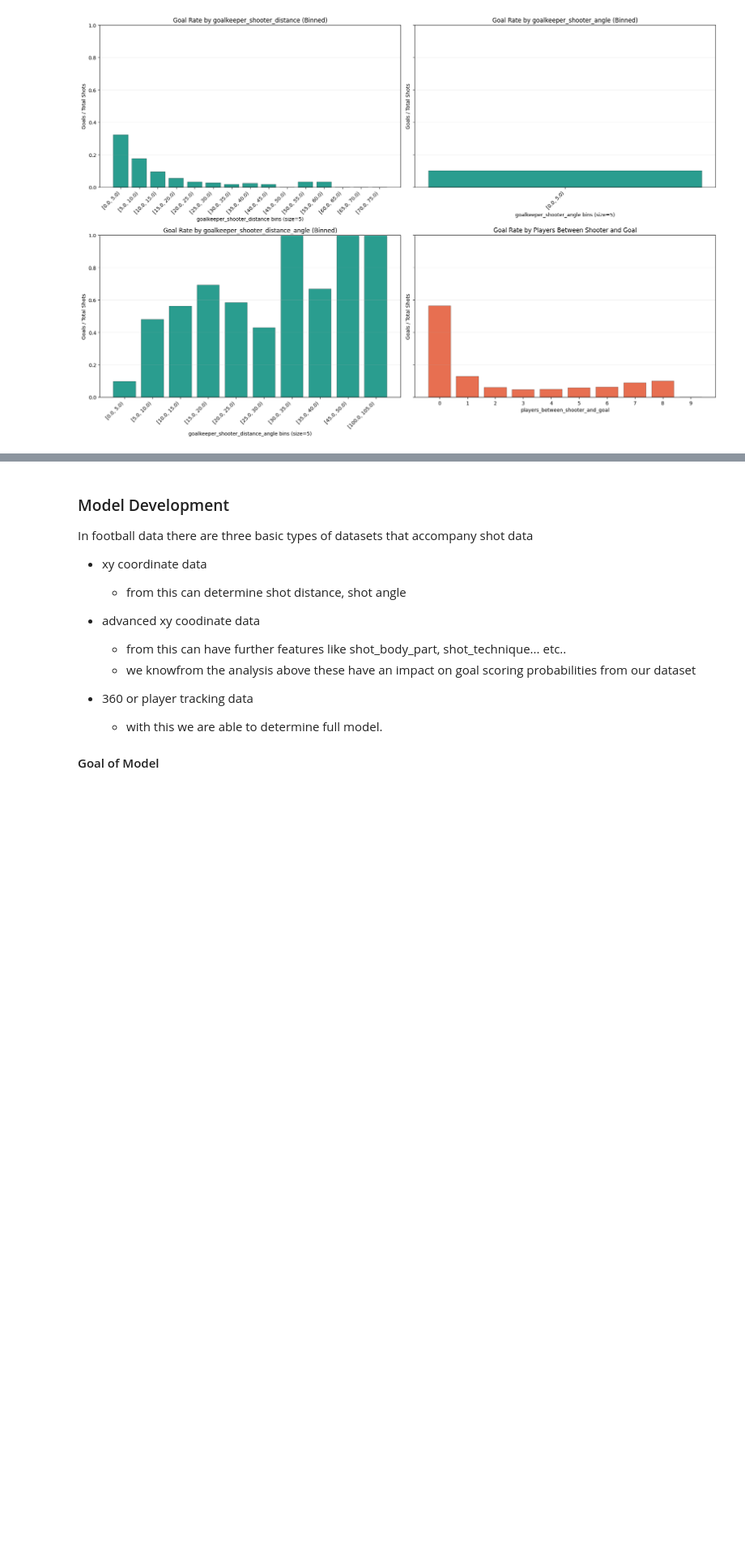
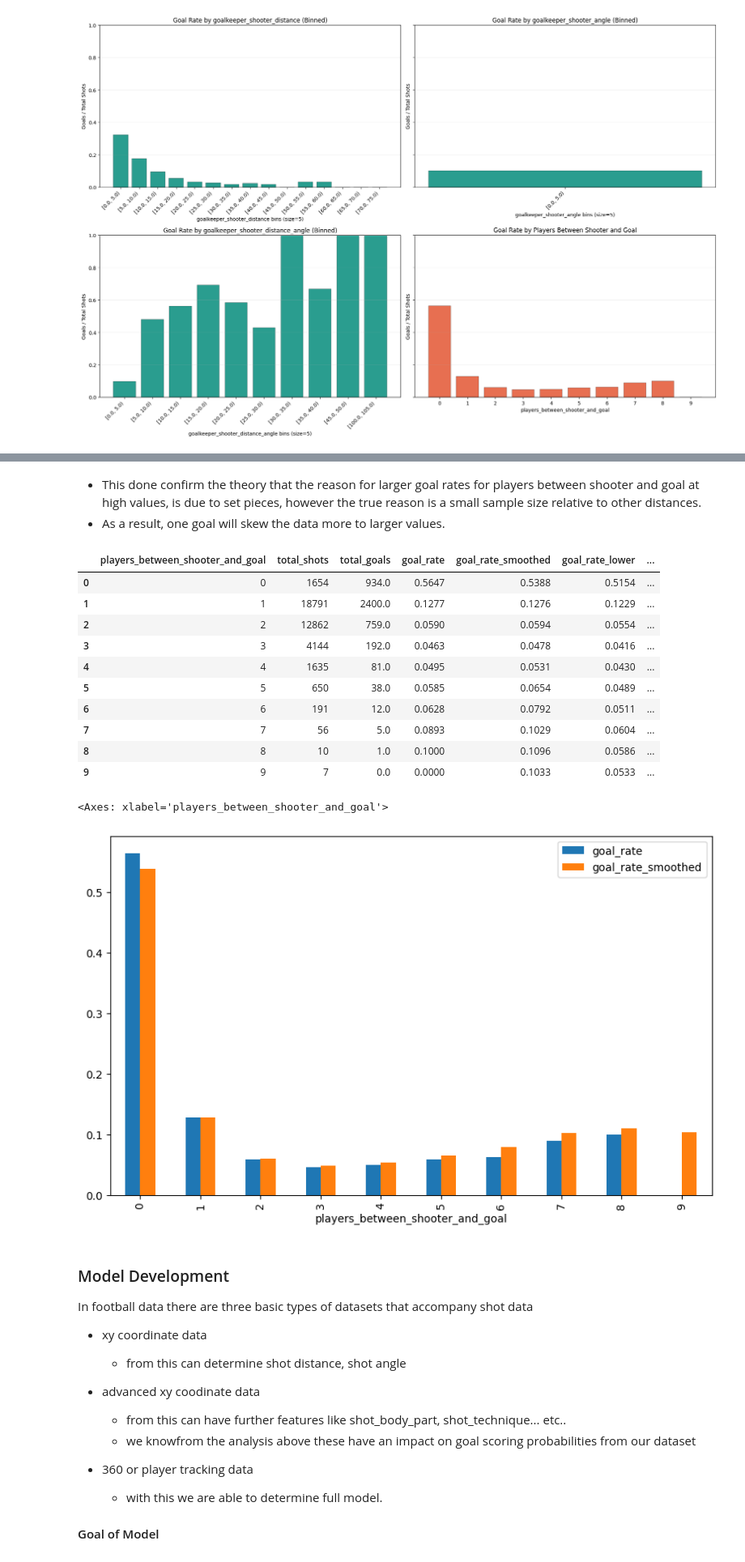
Before and after one commit to addybrown/DataScienceProjects, a Jupyter notebook: GLMXgModel/GLM_Expected_Goals.ipynb, the cells around one changed output, grey strips where cells are left out. Shown at 81% size. Drawn from its saved outputs; the diff is of its cells as text; code cells hidden in the pictures; blank space fills up the shorter version.

```diff
--- a/GLMXgModel/GLM_Expected_Goals.ipynb
+++ b/GLMXgModel/GLM_Expected_Goals.ipynb
@@ -346,3 +442,79 @@ plt.show()
+# %% [markdown]
+- This done confirm the theory that the reason for larger goal rates for players between shooter and goal at high values, is due to set pieces, however the true reason is a small sample size relative to other distances.
+- As a result, one goal will skew the data more to larger values.
+# %%
+import pandas as pd
+import numpy as np
+from scipy.stats import beta
+
+# Copy dataframe
+df = goal_rate_df.copy()
+
+# Global conversion rate
+global_rate = df["total_goals"].sum() / df["total_shots"].sum()
+
+# Prior strength (adjust as desired)
+k = 100
+
+# Beta prior parameters
+alpha = global_rate * k
+beta_prior = (1 - global_rate) * k
+
+# Posterior parameters
+df["post_alpha"] = df["total_goals"] + alpha
+df["post_beta"] = (df["total_shots"] - df["total_goals"]) + beta_prior
+
+# Posterior mean (smoothed estimate)
+df["goal_rate_smoothed"] = (
+    df["post_alpha"] /
+    (df["post_alpha"] + df["post_beta"])
+)
+
+# 95% credible intervals
+df["goal_rate_lower"] = beta.ppf(
+    0.025,
+    df["post_alpha"],
+    df["post_beta"]
+)
+
+df["goal_rate_upper"] = beta.ppf(
+    0.975,
+    df["post_alpha"],
+    df["post_beta"]
+)
+
+# Display
+display_cols = [
+    "players_between_shooter_and_goal",
+    "total_shots",
+    "total_goals",
+    "goal_rate",
+    "goal_rate_smoothed",
+    "goal_rate_lower",
+    "goal_rate_upper"
+]
+
+display(
+    df[display_cols]
+    .sort_values("players_between_shooter_and_goal")
+    .round(4)
+)
+
+df.plot(kind = "bar", x = "players_between_shooter_and_goal", y = ["goal_rate", "goal_rate_smoothed"], figsize=(10,6), legend=True)
+# %% [output]
+|  | players_between_shooter_and_goal | total_shots | total_goals | goal_rate | goal_rate_smoothed | goal_rate_lower | ... |
+| 0 | 0 | 1654 | 934.0 | 0.5647 | 0.5388 | 0.5154 | ... |
+| 1 | 1 | 18791 | 2400.0 | 0.1277 | 0.1276 | 0.1229 | ... |
+| 2 | 2 | 12862 | 759.0 | 0.0590 | 0.0594 | 0.0554 | ... |
+| 3 | 3 | 4144 | 192.0 | 0.0463 | 0.0478 | 0.0416 | ... |
+| 4 | 4 | 1635 | 81.0 | 0.0495 | 0.0531 | 0.0430 | ... |
+| 5 | 5 | 650 | 38.0 | 0.0585 | 0.0654 | 0.0489 | ... |
+| 6 | 6 | 191 | 12.0 | 0.0628 | 0.0792 | 0.0511 | ... |
+| 7 | 7 | 56 | 5.0 | 0.0893 | 0.1029 | 0.0604 | ... |
+| 8 | 8 | 10 | 1.0 | 0.1000 | 0.1096 | 0.0586 | ... |
+| 9 | 9 | 7 | 0.0 | 0.0000 | 0.1033 | 0.0533 | ... |
+<Axes: xlabel='players_between_shooter_and_goal'>
+[figure, added]
 # %% [markdown]
 ### Model Development
 
```
Also changed, not shown: parts of 2 cells of this notebook.
